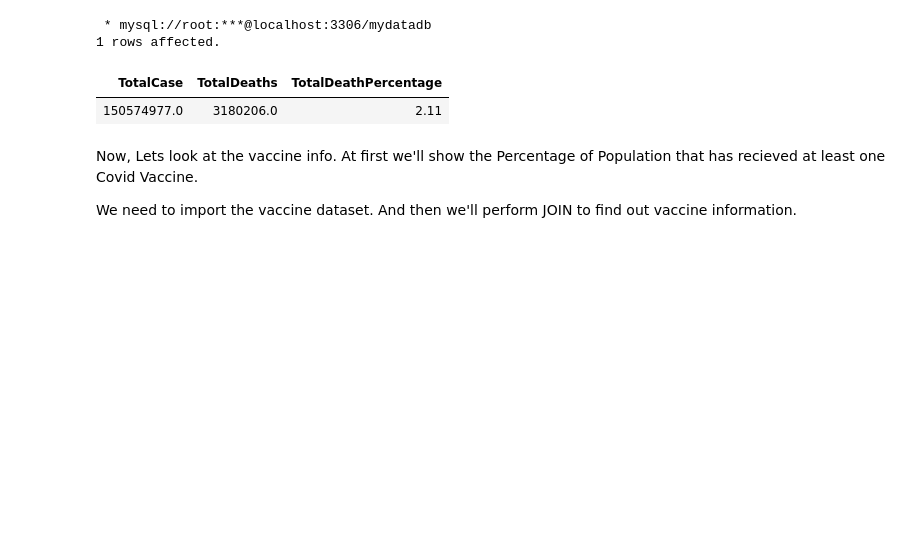
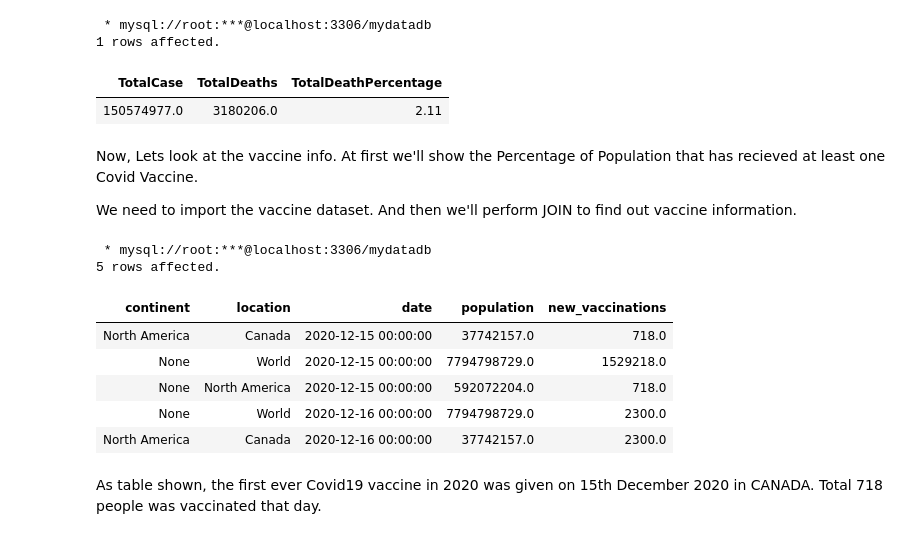
Before and after one commit to ncdas/Covid19-Data-Exploration, a Jupyter notebook: Covid-19 Data Exploration in SQL.ipynb, the cells around one changed output. Drawn from its saved outputs; the diff is of its cells as text; code cells hidden in the pictures; blank space fills up the shorter version.

```diff
--- a/Covid-19 Data Exploration in SQL.ipynb
+++ b/Covid-19 Data Exploration in SQL.ipynb
@@ -191,3 +191,25 @@ Order by 1, 2;
 Now, Lets look at the vaccine info. At first we'll show the Percentage of Population that has recieved at least one Covid Vaccine.
 
 We need to import the vaccine dataset. And then we'll perform JOIN to find out vaccine information.
+# %%
+%%sql
+
+SELECT death.continent, death.location, death.date, death.population, Vac.new_vaccinations
+FROM covid_deaths death
+join Covid_vaccinations Vac
+    on death.location = Vac.location
+    and death.date = vac.date
+Where death.location is not null AND Vac.new_vaccinations is not null
+Order by 3
+LIMIT 5;
+# %% [output]
+ * mysql://root:***@localhost:3306/mydatadb
+5 rows affected.
+| continent | location | date | population | new_vaccinations |
+| North America | Canada | 2020-12-15 00:00:00 | 37742157.0 | 718.0 |
+| None | World | 2020-12-15 00:00:00 | 7794798729.0 | 1529218.0 |
+| None | North America | 2020-12-15 00:00:00 | 592072204.0 | 718.0 |
+| None | World | 2020-12-16 00:00:00 | 7794798729.0 | 2300.0 |
+| North America | Canada | 2020-12-16 00:00:00 | 37742157.0 | 2300.0 |
+# %% [markdown]
+As table shown, the first ever Covid19 vaccine in 2020 was given on 15th December 2020 in CANADA. Total 718 people was vaccinated that day.
```
